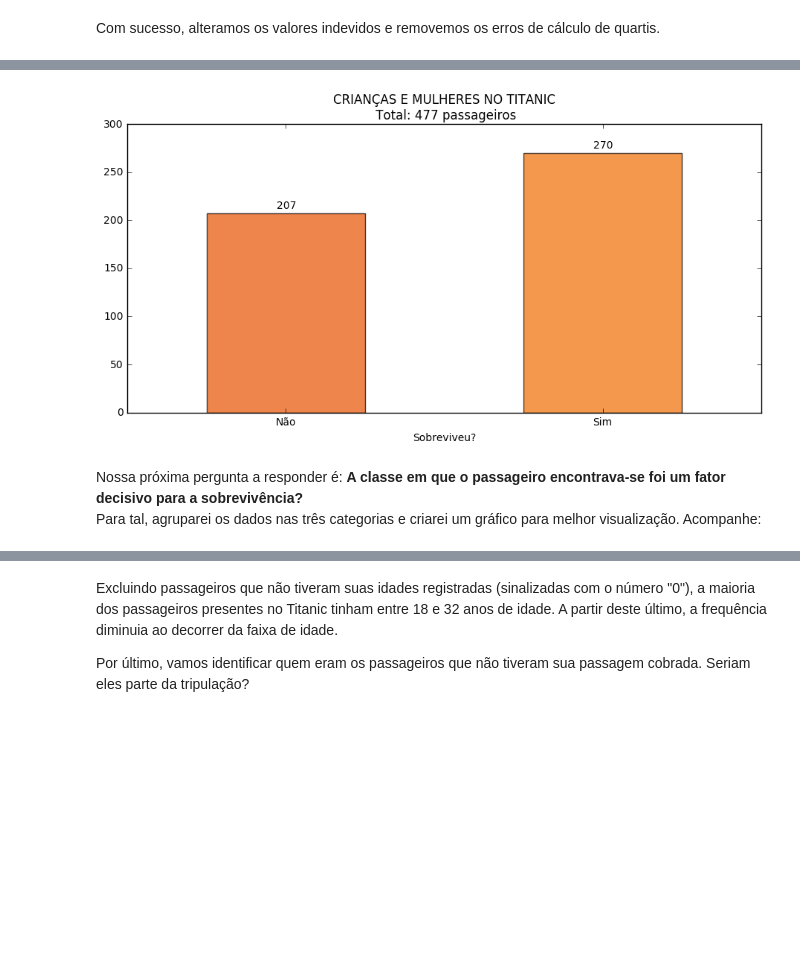
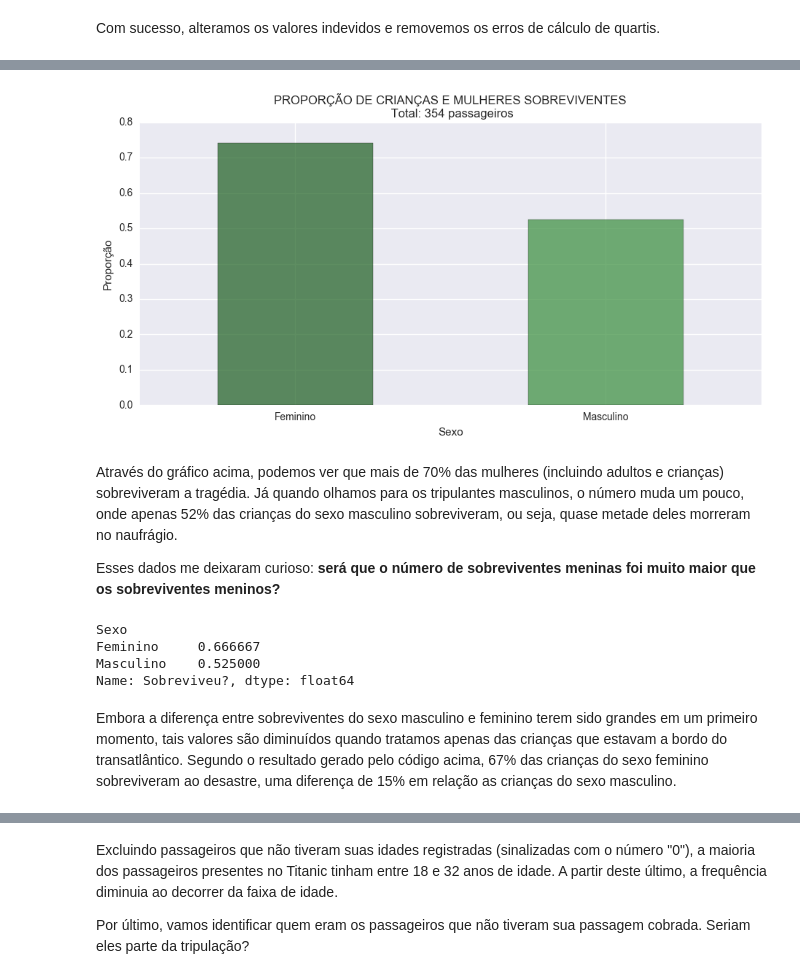
Before and after one commit to paulozip/naufragio-titanic, a Jupyter notebook: Titanic.ipynb, the cells around one changed output, grey strips where cells are left out. Cells and saved outputs as stored; diff of their text form; code cells hidden in the pictures; blank space fills up the shorter version.

Commit message:
Atualização de script
Melhorias adicionais ao script

```diff
--- a/Titanic.ipynb
+++ b/Titanic.ipynb
@@ -176,7 +184,4 @@ cores = [
          ['#BF360C','#D84315','#E64A19','#F4511E','#FF5722'],
          ['#880E4F','#AD1457','#C2185B','#D81B60','#E91E63']
         ]
-
-#criei esta coluna para realizar contagem dos dados rapidamente usando a função sum()
-titanic['CONTAGEM'] = 1
 # %%
@@ -198,5 +217,6 @@ Vale lembrar que a maioridade na Inglaterra no século XX - que persiste até ho
 # %%
-prioritarios = (titanic['Idade'] < 15) | (titanic['Sexo'] == 'Feminino')
+#criando um DataFrame que contenha apenas mulheres e crianças
+prioritarios = (titanic['Idade'] <= 15) & (titanic['Idade'] > 0) | (titanic['Sexo'] == 'Feminino')
 prioritarios = titanic[prioritarios]
-prioritarios.head(10)
+prioritarios.head()
 # %% [output]
@@ -214,16 +229,23 @@ prioritarios.head(10)
 # %%
-prioritarios_sobreviventes = prioritarios.groupby('Sobreviveu?')['CONTAGEM'].sum().plot(kind='bar', color=random.choice(cores), alpha=.7, figsize=(11,5))
+#agrupando os dados de mulheres e crianças que sobreviveram a tragédia. Um gráfico é gerado a partir desses dados
+prioritarios.groupby('Sexo')['Sobreviveu?'].apply(lambda x: np.mean(x == 'Sim')).plot(kind='bar', color=random.choice(cores), alpha=.7, figsize=(11,5), rot=0, grid=True)
 
-#posicionando valores acima das barras
-for p in prioritarios_sobreviventes.patches:
-    b=p.get_bbox()
-    prioritarios_sobreviventes.annotate("{:.0f}".format(b.y1 + b.y0), ((b.x0 + b.x1)/2 - 0.03, b.y1 + 5))
-
-plt.title('CRIANÇAS E MULHERES NO TITANIC\n Total: %s passageiros' % (prioritarios.shape[0]))
-plt.xticks(rotation=0)
+plt.title('PROPORÇÃO DE CRIANÇAS E MULHERES SOBREVIVENTES\n Total: %s passageiros' % (prioritarios.shape[0]))
+plt.ylabel('Proporção')
 plt.show()
 # %% [output]
-[figure, old version]
+[figure, new version]
-# %% [markdown]
-Nossa próxima pergunta a responder é: <b>A classe em que o passageiro encontrava-se foi um fator decisivo para a sobrevivência?</b><br>
-Para tal, agruparei os dados nas três categorias e criarei um gráfico para melhor visualização. Acompanhe:
+# %% [markdown]
+Através do gráfico acima, podemos ver que mais de 70% das mulheres (incluindo adultos e crianças) sobreviveram a tragédia. Já quando olhamos para os tripulantes masculinos, o número muda um pouco, onde apenas 52% das crianças do sexo masculino sobreviveram, ou seja, quase metade deles morreram no naufrágio.
+
+Esses dados me deixaram curioso: <b>será que o número de sobreviventes meninas foi muito maior que os sobreviventes meninos?</b>
+# %%
+#proporção de sobreviventes meninos e meninas no Titanic
+prioritarios[prioritarios['Idade'] <= 15].groupby('Sexo')['Sobreviveu?'].apply(lambda x: np.mean(x == 'Sim'))
+# %% [output]
+Sexo
+Feminino     0.666667
+Masculino    0.525000
+Name: Sobreviveu?, dtype: float64
+# %% [markdown]
+Embora a diferença entre sobreviventes do sexo masculino e feminino terem sido grandes em um primeiro momento, tais valores são diminuídos quando tratamos apenas das crianças que estavam a bordo do transatlântico. Segundo o resultado gerado pelo código acima, 67% das crianças do sexo feminino sobreviveram ao desastre, uma diferença de 15% em relação as crianças do sexo masculino.
```
Also changed, not shown: parts of 20 cells of this notebook.
